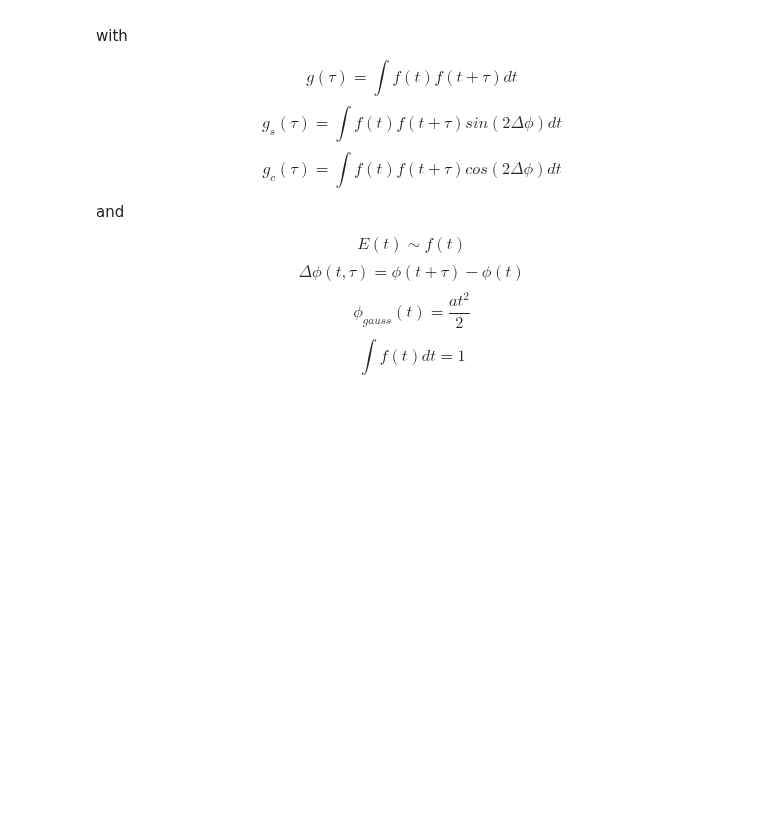
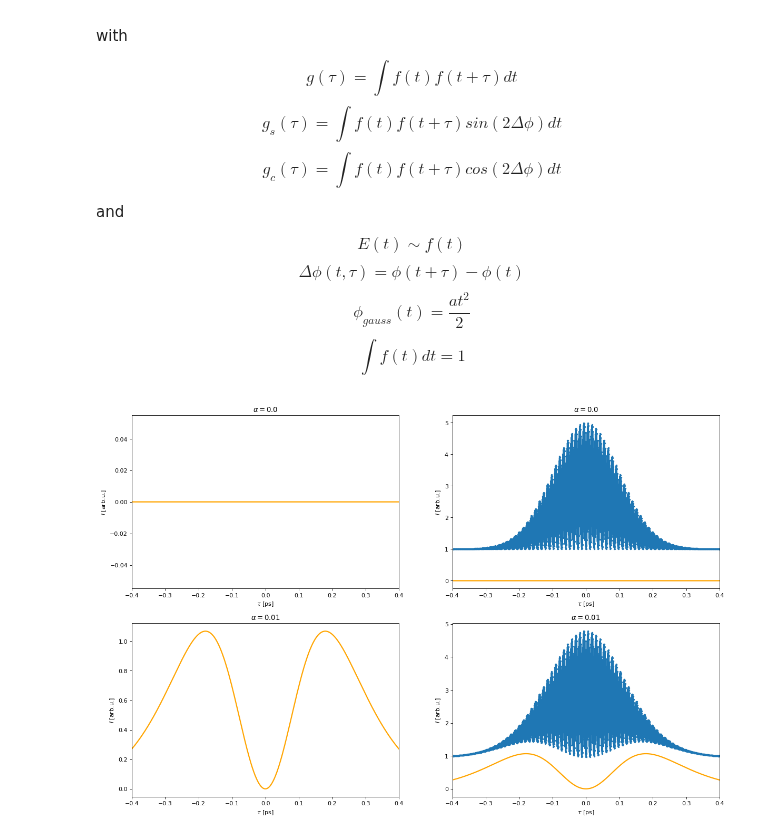
Before and after one commit to JKU-HFP/Chirp-Diagnostic, a Jupyter notebook: Simulating_Optical_Autocorrelation_of_Laser_with_Chirp.ipynb, the cells around one changed output. Saved outputs shown, nothing was run; the diff lists cells and outputs as text; code cells hidden in the pictures; blank space fills up the shorter version.

```diff
--- a/Simulating_Optical_Autocorrelation_of_Laser_with_Chirp.ipynb
+++ b/Simulating_Optical_Autocorrelation_of_Laser_with_Chirp.ipynb
@@ -387,4 +394,45 @@ def g_c(tau, f, t, A, tau_0, omega, alpha):
 # %%
-def S_min(tau_values, f, t, A, tau_0, omega, alpha):
-    return g(tau_values) - np.abs(g_s(tau_values, f, t, A, tau_0, omega, alpha)**2
-                           + g_c(tau_values, f, t, A, tau_0, omega, alpha))**(1/2)
+def S_min(tau_values, f, delta_phi, A, tau_0, omega, alpha):
+    S_min_values = np.array(())
+    for tau in tau_values:
+        S_min_values = np.append(S_min_values,
+                                 g(tau, f, A, tau_0, omega, alpha)
+                                 - (g_s(tau, f, delta_phi, A, tau_0, omega, alpha)**2
+                                          + g_c(tau, f, delta_phi, A, tau_0, omega, alpha)**2)**(1/2))
+    return S_min_values
+# %%
+def gen_S_min_values(tau_limit, number_tau_values, alpha_values, f, delta_phi, A, tau_0, omega):
+    tau_values = np.linspace(-tau_limit, tau_limit, number_tau_values)
+    S_min_values = np.empty((tau_values.size, alpha_values.size))
+    for i in range(alpha_values.size):
+        S_min_values[:,i] = S_min(tau_values, f, delta_phi, A[i], tau_0, omega, alpha_values[i])
+    return tau_values, S_min_values
+# %%
+tau_values_3, S_min_gauss_values_3 = gen_S_min_values(
+    tau_limit, number_tau_values, alpha_values, f_gauss,
+    delta_phi_gauss, A_laser, tau_0_laser, omega_laser)
+# %%
+# Create a figure of size 8x6 inches, 80 dots per inch
+plt.figure(figsize=(18, alpha_values.size * 6), dpi=80)
+
+for i in range(alpha_values.size):
+    plt.subplot(alpha_values.size, 2, 2 * i + 1)
+    plt.title(r"$\alpha = {}$".format(alpha_values[i]))
+    plt.xlabel(r"$\tau$ [ps]")
+    plt.ylabel(r"$I$ [arb.u.]")
+    plt.xlim(-tau_limit, tau_limit)
+    #plt.plot(tau_values_1, I_M_gauss_filtered_values[:,i], ".", markersize=4)
+    plt.plot(tau_values_3, S_min_gauss_values_3[:,i], linewidth=2, color="orange")
+
+
+    plt.subplot(alpha_values.size, 2, 2 * i + 2)
+    plt.title(r"$\alpha = {}$".format(alpha_values[i]))
+    plt.xlabel(r"$\tau$ [ps]")
+    plt.ylabel(r"$I$ [arb.u.]")
+    plt.xlim(-tau_limit, tau_limit)
+    plt.plot(tau_values_1, I_M_gauss_filtered_values[:,i], ".",  ls="-", markersize=4)
+    plt.plot(tau_values_3, S_min_gauss_values_3[:,i], linewidth=2, color="orange")
+
+plt.show()
+# %% [output]
+[figure, added]
```
Also changed, not shown: parts of 8 cells of this notebook.
